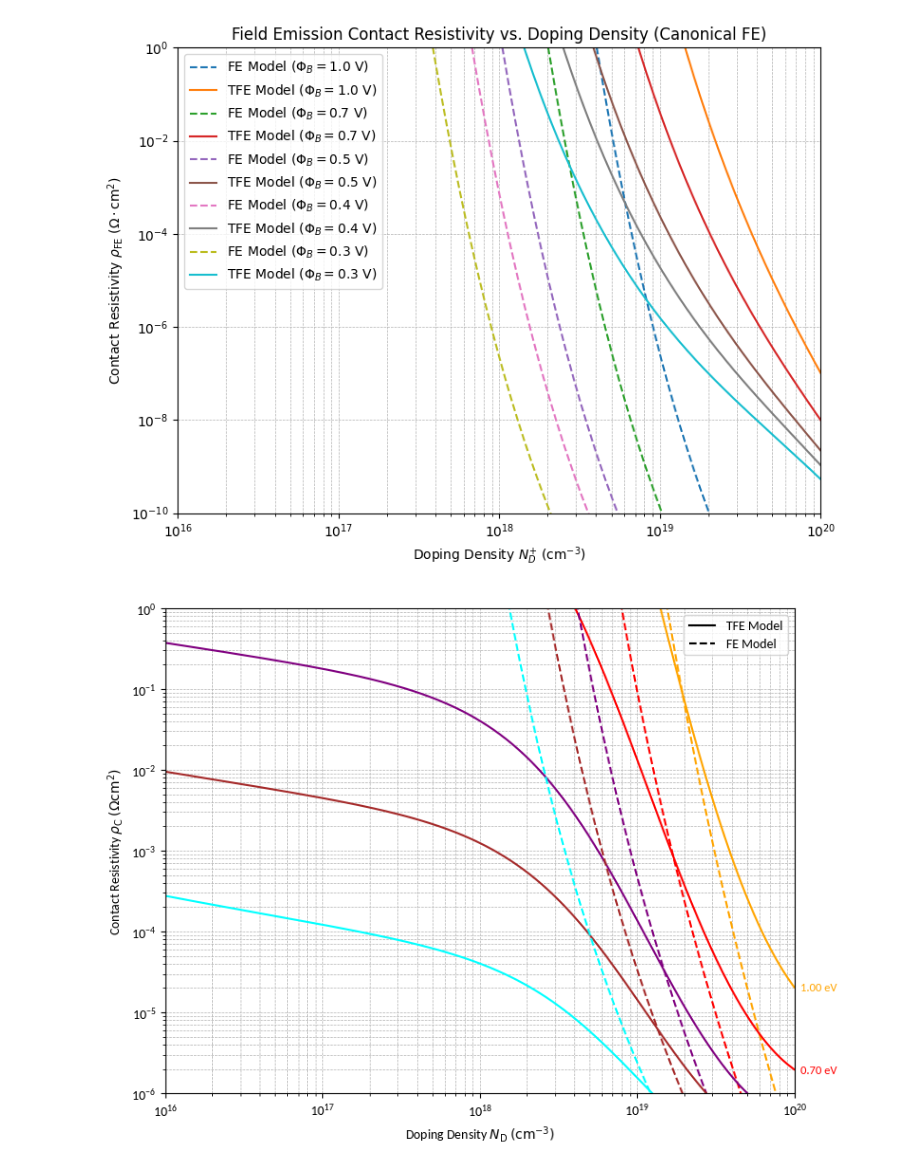
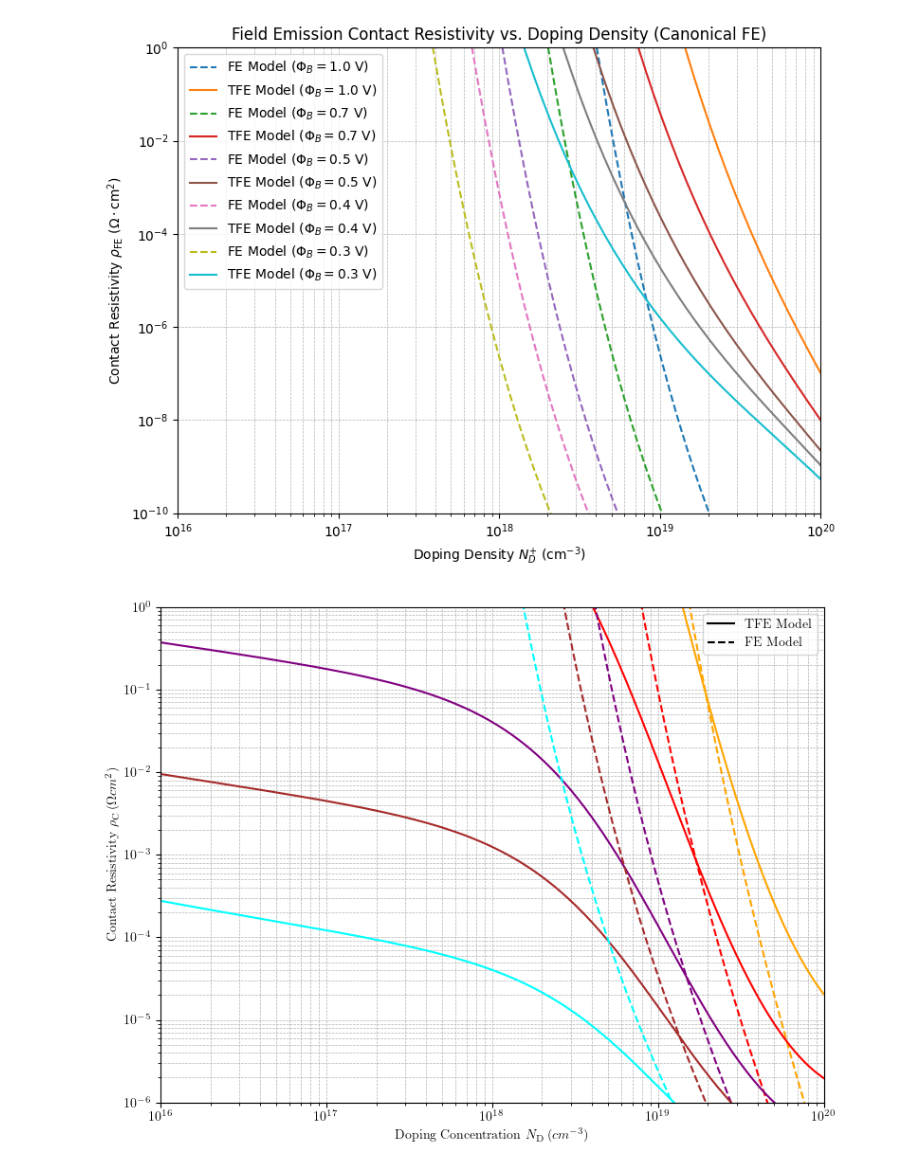
Before and after one commit to XXLutz13/Master_data, a Jupyter notebook: OtherStuff/contact_resitance.ipynb, the cells around one changed output. Saved outputs shown, nothing was run; the diff lists cells and outputs as text; code cells hidden in the pictures.

Commit message:
changed matplotlib font

```diff
--- a/OtherStuff/contact_resitance.ipynb
+++ b/OtherStuff/contact_resitance.ipynb
@@ -2,13 +2,14 @@
 import pandas as pd
 import numpy as np
 import matplotlib.pyplot as plt
-import matplotlib.font_manager as fm
 from matplotlib.lines import Line2D
 
-font_path = '../Carlito-Regular.ttf'
-fm.fontManager.addfont(font_path) # Register the file with Matplotlib
-
-plt.rcParams['font.family'] = 'Carlito'
+plt.rcParams.update({
+    "font.family": "serif",
+    "font.serif": ["Latin Modern Roman"],  # must be installed on your system
+    "mathtext.fontset": "cm",             # Computer Modern math, matches LaTeX style
+    "text.usetex": True                    # render text via LaTeX
+})
 # %%
 # ----------------------------------------------------
 # PHYSICAL CONSTANTS (SI Units)
@@ -694,6 +695,13 @@ def TFE_Kuckuk(
 
 
     return rho_TFE
+# %%
+plt.rcParams.update({
+    "font.family": "serif",
+    "font.serif": ["Latin Modern Roman"],  # must be installed on your system
+    "mathtext.fontset": "cm",             # Computer Modern math, matches LaTeX style
+    "text.usetex": True                    # render text via LaTeX
+})
 # %%
 
 # Doping concentrations from 1e16 to 1e20 cm^-3 (logarithmic sweep)
@@ -733,43 +741,43 @@ for i, phi_B in enumerate(barrier_height_V_plot):
         )
 
         rho_TFE_Kuchuck_cm2 = rho_TFE_Kuchuk * 1e4
         rho_TFE_Kuchuck_array.append(rho_TFE_Kuchuck_cm2)
 
     # Plotting the data
-    plt.loglog(N, rho_FE_array, label=f'FE Model ($\\Phi_B={phi_B}$ V)', linestyle='--', color=colors[i])
-    plt.loglog(N, rho_TFE_array, label=f'TFE Model ($\\Phi_B={phi_B}$ V)', color=colors[i])
+    plt.loglog(N, rho_FE_array, label=f'FE Model Phi_B={phi_B}V)', linestyle='--', color=colors[i])
+    plt.loglog(N, rho_TFE_array, label=f'TFE Model Phi_B={phi_B}V)', color=colors[i])
     # plt.loglog(N_clean, rho_total_clean, label=f'rho total ($\\Phi_B={phi_B}$ V)', linestyle=':')
 
-    plt.annotate(f'{phi_B:.2f} eV',
-                 xy=(N[-1], rho_TFE_array[-1]),
-                 xytext=(5, 0),
-                 textcoords='offset points',
-                 va='center',
-                 fontsize=9,
-                 fontweight='bold',
-                 color=colors[i])
+    # plt.annotate(f'$\\Phi_B$ {phi_B:.2f} eV',
+    #              xy=(N[-1], rho_TFE_array[-1]),
+    #              xytext=(5, 0),
+    #              textcoords='offset points',
+    #              va='center',
+    #              fontsize=9,
+    #              fontweight='bold',
+    #              color=colors[i])
 
 
-plt.xlabel('Doping Density $N_{\\text{D}}$ $(\\text{cm}^{-3})$')
-plt.ylabel('Contact Resistivity $\\rho_{\\text{C}}$ $(\\Omega \\text{cm}^2)$')
+plt.xlabel('Doping Concentration $N_{\\mathrm{D}} \\mskip3mu (cm^{-3})$')
+plt.ylabel('Contact Resistivity $\\rho_{\\mathrm{C}} \\mskip3mu (\\Omega cm^2)$')
 # plt.title('TFE Model from Spera 2019')
 plt.grid(True, which="both", ls="--", linewidth=0.5)
 
 plt.xlim(1e16, 1e20)
 plt.ylim(1e-6, 1e-0)
 
 
 legend_elements = [
     Line2D([0], [0], linestyle='-', color='black', label='TFE Model'),
     Line2D([0], [0], linestyle='--', color='black', label='FE Model'),
 ]
 plt.legend(handles=legend_elements)
 
 # props = dict(boxstyle='round', facecolor='white', alpha=0.5)
 # plt.text(0.05, 0.05, f"$m^* = 0.25 m_0$\n$T = 300$ K",
 #          transform=ax.transAxes, verticalalignment='bottom', bbox=props)
 
 plt.tight_layout()
 plt.show()
 # %% [output]
-[figure, old version]
+[figure, new version]
```
Also changed, not shown: 1 other file.
